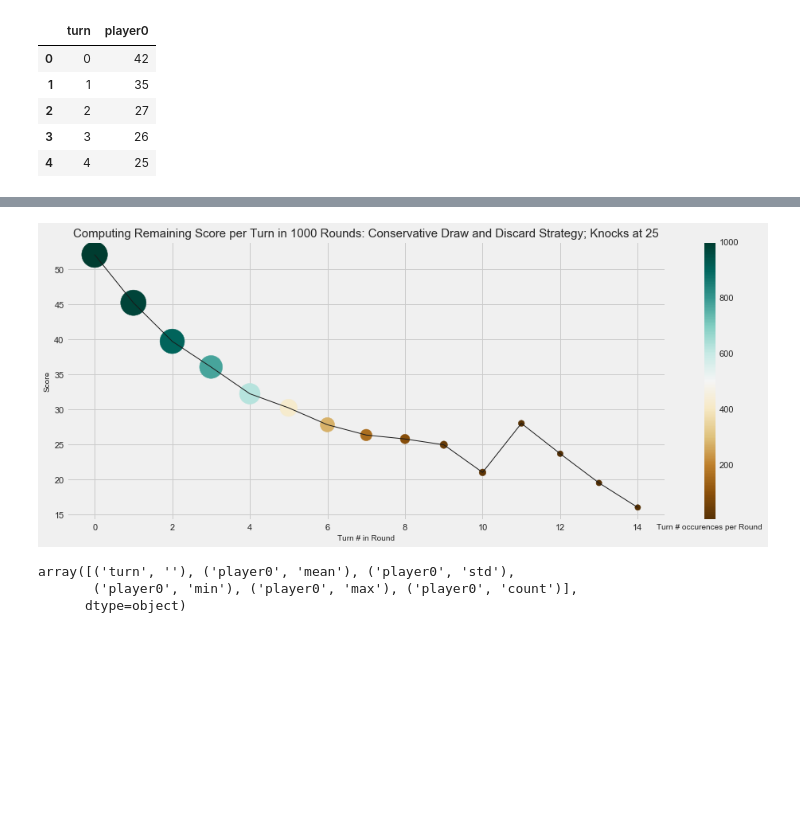
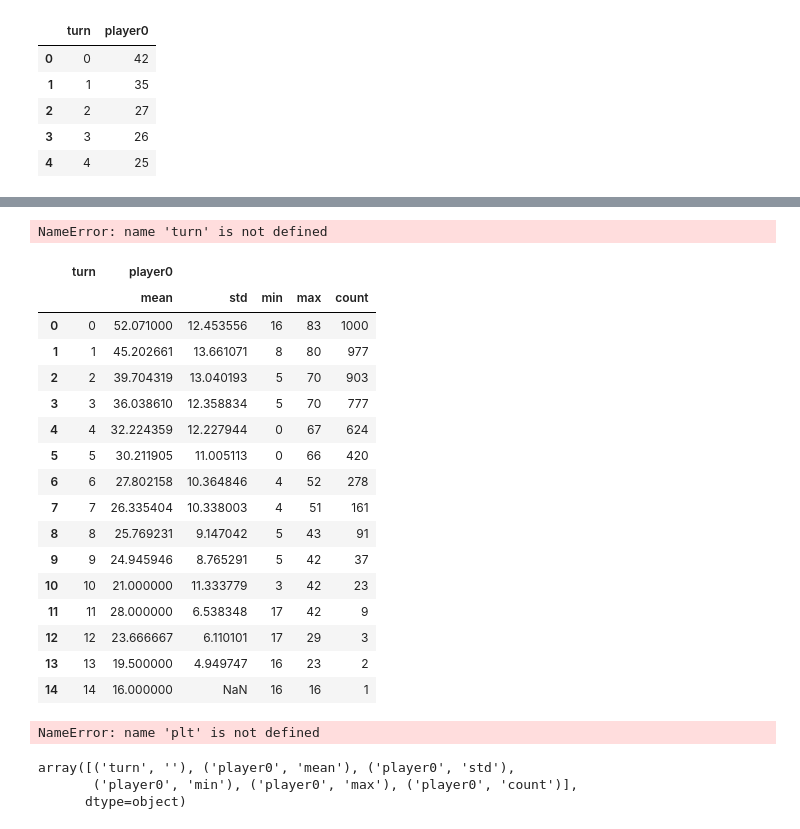
Before and after one commit to bmjoseph/NineCard, a Jupyter notebook: Analysis2.ipynb, the cells around one changed output, grey strips where cells are left out. Cells and saved outputs as stored; diff of their text form; code cells hidden in the pictures; blank space fills up the shorter version.

```diff
--- a/Analysis2.ipynb
+++ b/Analysis2.ipynb
@@ -379,13 +379,12 @@ game = Game(player_names = ["Bailey", "Dan"],
             knock_strategies = ["Knock at 25", "Knock at 25"],
             pile_strategies = ["Pile if Completes", "Pile if Completes"],
             discard_strategies = ["Discard Highest Useless", "Discard Highest Useless"],
-            target_score = None, total_rounds = 6, verbose = True, random_seed = 22,
+            target_score = None, total_rounds = 1, verbose = True, random_seed = 12,
             data_path = "data/results.csv", extra_comments = "TESTING_turn_stuff", save_results = False,
             mode = 'turn score calculator')
+#             mode = 'compete')
 
-# turn_score_test = game.play_game()
-# turn_score_test
-
-game.play_game()
+turn_score_test = game.play_game()
+turn_score_test
 # %% [output]
 ------------------------------------------------------------
@@ -477,6 +480,28 @@ p0_turn_with_first_turn = pd.concat([p0_turn, first_turn_for_real])
 
 p0_turn_grouped = p0_turn_with_first_turn.groupby('turn').agg({'player0': [np.mean, np.std, min, max, 'count']}).reset_index()
 p0_turn_grouped['turn'] = p0_turn_grouped['turn'] + 1
+# %% [output]
+NameError: name 'turn' is not defined
+# %%
+p0_turn_grouped
+# %% [output]
+|  | turn | player0 |  |  |  |  |
+|  |  | mean | std | min | max | count |
+| 0 | 0 | 52.071000 | 12.453556 | 16 | 83 | 1000 |
+| 1 | 1 | 45.202661 | 13.661071 | 8 | 80 | 977 |
+| 2 | 2 | 39.704319 | 13.040193 | 5 | 70 | 903 |
+| 3 | 3 | 36.038610 | 12.358834 | 5 | 70 | 777 |
+| 4 | 4 | 32.224359 | 12.227944 | 0 | 67 | 624 |
+| 5 | 5 | 30.211905 | 11.005113 | 0 | 66 | 420 |
+| 6 | 6 | 27.802158 | 10.364846 | 4 | 52 | 278 |
+| 7 | 7 | 26.335404 | 10.338003 | 4 | 51 | 161 |
+| 8 | 8 | 25.769231 | 9.147042 | 5 | 43 | 91 |
+| 9 | 9 | 24.945946 | 8.765291 | 5 | 42 | 37 |
+| 10 | 10 | 21.000000 | 11.333779 | 3 | 42 | 23 |
+| 11 | 11 | 28.000000 | 6.538348 | 17 | 42 | 9 |
+| 12 | 12 | 23.666667 | 6.110101 | 17 | 29 | 3 |
+| 13 | 13 | 19.500000 | 4.949747 | 16 | 23 | 2 |
+| 14 | 14 | 16.000000 | NaN | 16 | 16 | 1 |
 # %%
 plt.style.use('fivethirtyeight')
 cm = plt.cm.get_cmap('BrBG')
@@ -491,6 +516,7 @@ cbar = plt.colorbar(sc)
 cbar.ax.set_xlabel('Turn # occurences per Round', fontsize = 10)
 plt.xlabel('Turn # in Round', fontsize = 10)
 plt.ylabel('Score', fontsize = 10)
+plt.text(x = 12, y = 30, s = 'Variance')
 plt.title('Computing Remaining Score per Turn in 1000 Rounds: Conservative Draw and Discard Strategy; Knocks at 25',
           fontsize = 15)
 
@@ -498,7 +524,7 @@ plt.savefig('ScorePerTurnPer1000Rounds.png')
 # sns.set(rc={'figure.figsize':(15,6)})
 # sns.scatterplot(x = 'turn', y = ('player0', 'mean'), data = p0_turn_grouped, size = ('player0', 'count'))
 # %% [output]
-[figure, removed]
+NameError: name 'plt' is not defined
 # %%
 p0_turn_grouped.columns.values
 # %% [output]
```
Also changed, not shown: parts of 5 cells of this notebook, 1 other file.
